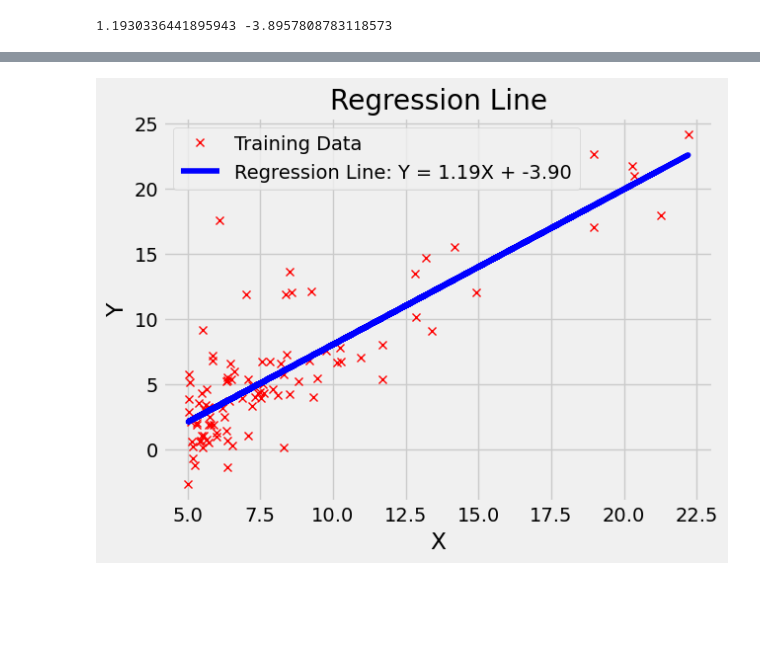
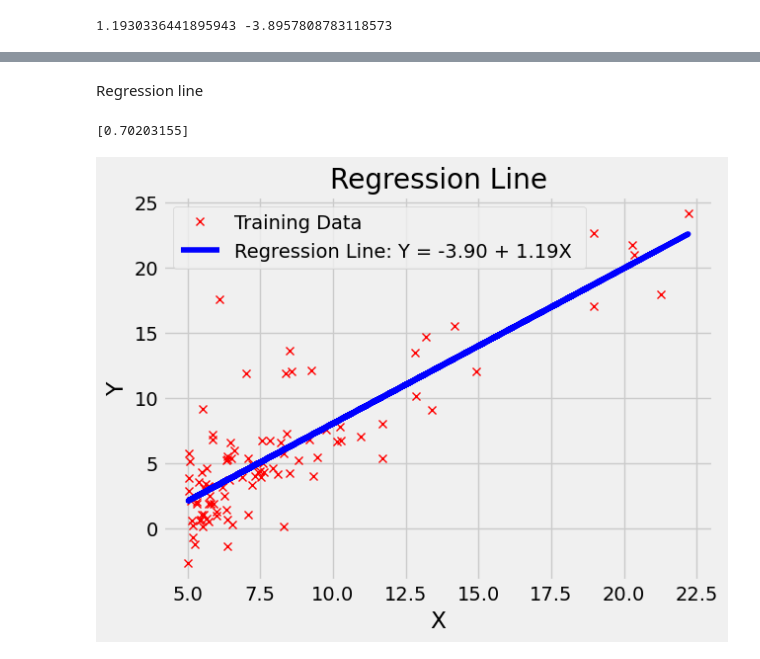
Before and after one commit to preetamshandilya/Ai, a Jupyter notebook: Ml/regression_3.ipynb, the cells around one changed output, grey strips where cells are left out. Saved outputs shown, nothing was run; the diff lists cells and outputs as text; code cells hidden in the pictures; blank space fills up the shorter version.

```diff
--- a/Ml/regression_3.ipynb
+++ b/Ml/regression_3.ipynb
@@ -8,7 +8,7 @@ from matplotlib import style
 style.use('fivethirtyeight')
 
 
-df = '/home/balerion/Desktop/Ai/Andrew-NG-Notes/Machine Learning notebooks By Andrew NG/ex1/data/ex1data1.txt'
+df = '/home/balerion/Desktop/leetcode_Ai/Ai/Andrew-NG-Notes/Machine Learning notebooks By Andrew NG/ex1/data/ex1data1.txt'
 
 cols = np.loadtxt(df , delimiter=',' , usecols=(0,1) , unpack=True)
 
@@ -28,15 +28,13 @@ b (best_fit) = mean(y) - m* mean(X)
 # %%
 def best_fit_slope(Xs, Ys):
     n = len(Xs)
-    m = (n * np.sum(Xs * Ys) - np.sum(Xs) * np.sum(Ys)) / (n * np.sum(Xs**2) - np.sum(Xs)**2)
+    m = float((n * np.sum(Xs * Ys) - np.sum(Xs) * np.sum(Ys)) / (n * np.sum(Xs**2) - np.sum(Xs)**2))
     return m
 
 def best_fit_intercept(Xs  ,Ys):
     m = best_fit_slope(Xs , Ys)
-    b = (np.mean(Ys) - m*np.mean(Xs))
+    b = float((np.mean(Ys) - m*np.mean(Xs)))
     return b
-
-
 
 m = best_fit_slope(Xs , Ys)
 b = best_fit_intercept(Xs , Ys)
@@ -52,0 +64,2 @@ print(m,b)
+# %% [markdown]
+Regression line
@@ -53,11 +68,18 @@ print(m,b)
+# %%
+r_squared = coefficient_of_determination(Ys , regression_line)
+print(r_squared)
+
+# The tells us that our model's predicted data is about 70% close to the actual data.
+# %% [output]
+[0.70203155]
 # %%
-regression_line = [(m*x)+b for x in Xs]
 plt.plot(Xs , Ys , 'rx' , label = "Training Data")
-plt.plot(Xs, regression_line, 'b-', label=f'Regression Line: Y = {m:.2f}X + {b:.2f}')
+plt.plot(Xs, regression_line, 'b-', label='Regression Line: Y = %0.2f + %0.2fX '%(b , m))
+# plt.plot(Xs, regression_line, 'b-', label=f'Regression Line: Y = {m:.2f}X + {b:.2f}'
 plt.xlabel('X')
 plt.ylabel('Y')
 plt.title('Regression Line')
 plt.legend()
 plt.show()
 # %% [output]
-[figure, old version]
+[figure, new version]
```
Also changed, not shown: parts of 5 cells of this notebook, 2 other files.
